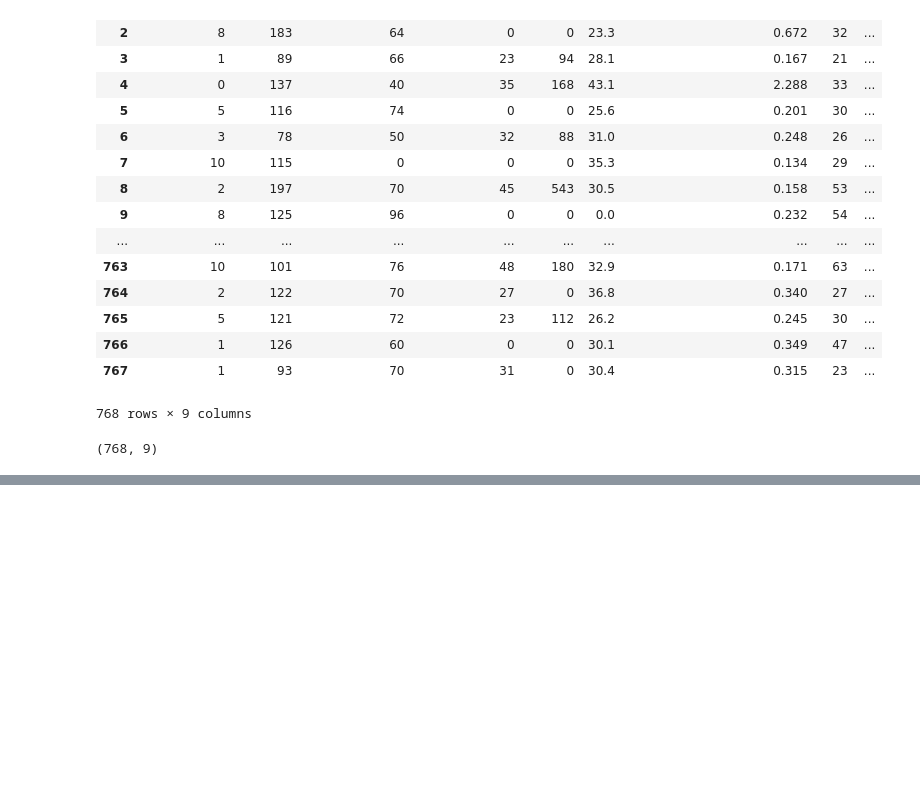
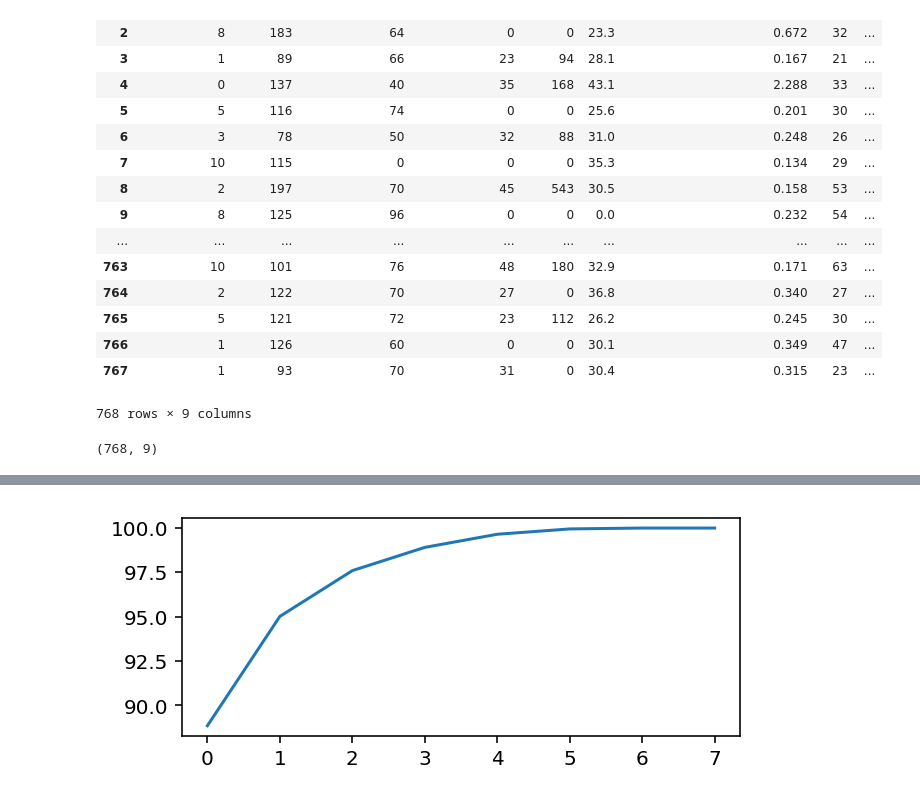
Before and after one commit to jjuhn/springboard, a Jupyter notebook: capstone_project_2/pima_indians_diabetes.ipynb, the cells around one changed output, grey strips where cells are left out. Cells and saved outputs as stored; diff of their text form; code cells hidden in the pictures; blank space fills up the shorter version.

```diff
--- a/capstone_project_2/pima_indians_diabetes.ipynb
+++ b/capstone_project_2/pima_indians_diabetes.ipynb
@@ -67,0 +163,11 @@ array([[<matplotlib.axes._subplots.AxesSubplot object at 0x...>,
+# %%
+x = df.iloc[:, :-1]
+y = df.Outcome
+
+pca = PCA()
+pca.fit_transform(x.values)
+var = np.cumsum(np.round(pca.explained_variance_ratio_, decimals=4) * 100)
+plt.plot(var)
+plt.show()
+# %% [output]
+[figure, added]
```
Also changed, not shown: parts of 17 cells of this notebook.
